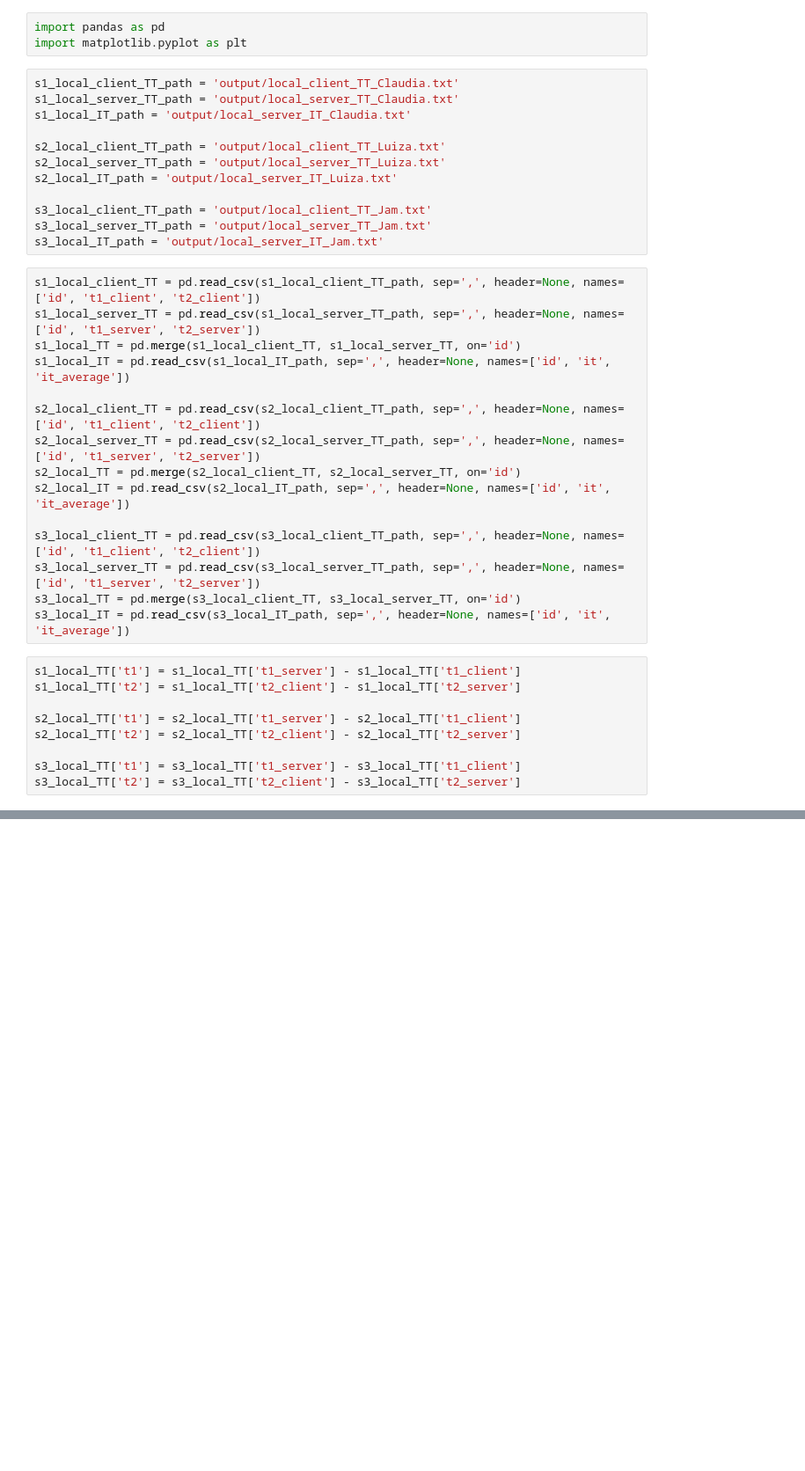
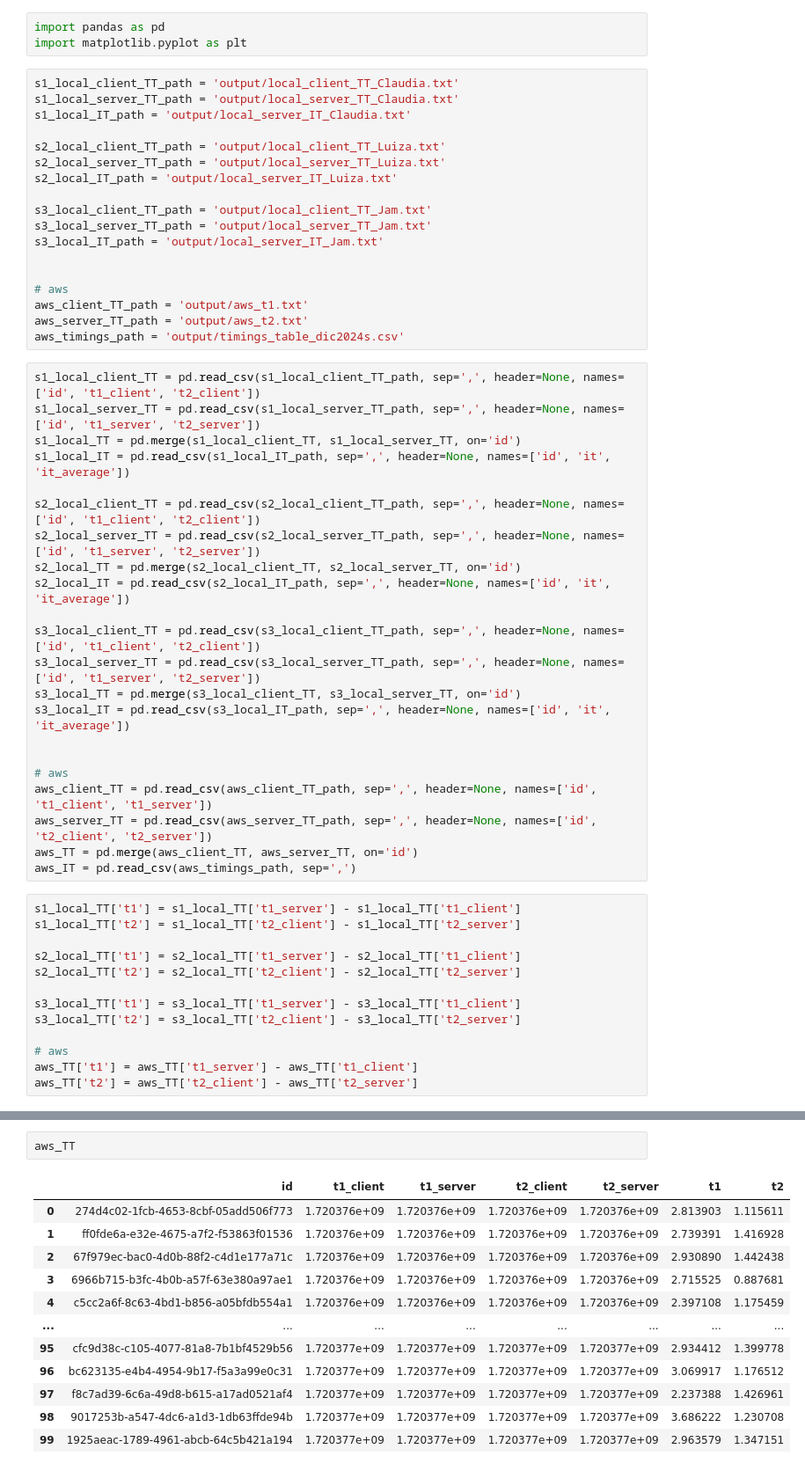
Before and after one commit to CorpaciLC/Data-Intensive-Computing-2024S, a Jupyter notebook: Exercise 3/timeEval.ipynb, the cells around one changed output, grey strips where cells are left out. Shown: that part at 88% size. Saved outputs shown, nothing was run; the diff lists cells and outputs as text; blank space fills up the shorter version.

```diff
--- a/Exercise 3/timeEval.ipynb
+++ b/Exercise 3/timeEval.ipynb
@@ -13,6 +13,12 @@ s2_local_IT_path = 'output/local_server_IT_Luiza.txt'
 s3_local_client_TT_path = 'output/local_client_TT_Jam.txt'
 s3_local_server_TT_path = 'output/local_server_TT_Jam.txt'
 s3_local_IT_path = 'output/local_server_IT_Jam.txt'
+
+
+# aws
+aws_client_TT_path = 'output/aws_t1.txt'
+aws_server_TT_path = 'output/aws_t2.txt'
+aws_timings_path = 'output/timings_table_dic2024s.csv'
 # %%
 s1_local_client_TT = pd.read_csv(s1_local_client_TT_path, sep=',', header=None, names=['id', 't1_client', 't2_client'])
 s1_local_server_TT = pd.read_csv(s1_local_server_TT_path, sep=',', header=None, names=['id', 't1_server', 't2_server'])
@@ -28,6 +34,13 @@ s3_local_client_TT = pd.read_csv(s3_local_client_TT_path, sep=',', header=None,
 s3_local_server_TT = pd.read_csv(s3_local_server_TT_path, sep=',', header=None, names=['id', 't1_server', 't2_server'])
 s3_local_TT = pd.merge(s3_local_client_TT, s3_local_server_TT, on='id')
 s3_local_IT = pd.read_csv(s3_local_IT_path, sep=',', header=None, names=['id', 'it', 'it_average'])
+
+
+# aws
+aws_client_TT = pd.read_csv(aws_client_TT_path, sep=',', header=None, names=['id', 't1_client', 't1_server'])
+aws_server_TT = pd.read_csv(aws_server_TT_path, sep=',', header=None, names=['id', 't2_client', 't2_server'])
+aws_TT = pd.merge(aws_client_TT, aws_server_TT, on='id')
+aws_IT = pd.read_csv(aws_timings_path, sep=',')
 # %%
 s1_local_TT['t1'] = s1_local_TT['t1_server'] - s1_local_TT['t1_client']
 s1_local_TT['t2'] = s1_local_TT['t2_client'] - s1_local_TT['t2_server']
@@ -37,6 +50,10 @@ s2_local_TT['t2'] = s2_local_TT['t2_client'] - s2_local_TT['t2_server']
 
 s3_local_TT['t1'] = s3_local_TT['t1_server'] - s3_local_TT['t1_client']
 s3_local_TT['t2'] = s3_local_TT['t2_client'] - s3_local_TT['t2_server']
+
+# aws
+aws_TT['t1'] = aws_TT['t1_server'] - aws_TT['t1_client']
+aws_TT['t2'] = aws_TT['t2_client'] - aws_TT['t2_server']
 # %%
 plt.figure(figsize=(21, 6))
 plt.suptitle("Local Execution: Experiment Times")
@@ -68,0 +86,15 @@ plt.show()
+# %%
+aws_TT
+# %% [output]
+|  | id | t1_client | t1_server | t2_client | t2_server | t1 | t2 |
+| 0 | 274d4c02-1fcb-4653-8cbf-05add506f773 | 1.720376e+09 | 1.720376e+09 | 1.720376e+09 | 1.720376e+09 | 2.813903 | 1.115611 |
+| 1 | ff0fde6a-e32e-4675-a7f2-f53863f01536 | 1.720376e+09 | 1.720376e+09 | 1.720376e+09 | 1.720376e+09 | 2.739391 | 1.416928 |
+| 2 | 67f979ec-bac0-4d0b-88f2-c4d1e177a71c | 1.720376e+09 | 1.720376e+09 | 1.720376e+09 | 1.720376e+09 | 2.930890 | 1.442438 |
+| 3 | 6966b715-b3fc-4b0b-a57f-63e380a97ae1 | 1.720376e+09 | 1.720376e+09 | 1.720376e+09 | 1.720376e+09 | 2.715525 | 0.887681 |
+| 4 | c5cc2a6f-8c63-4bd1-b856-a05bfdb554a1 | 1.720376e+09 | 1.720376e+09 | 1.720376e+09 | 1.720376e+09 | 2.397108 | 1.175459 |
+| ... | ... | ... | ... | ... | ... | ... | ... |
+| 95 | cfc9d38c-c105-4077-81a8-7b1bf4529b56 | 1.720377e+09 | 1.720377e+09 | 1.720377e+09 | 1.720377e+09 | 2.934412 | 1.399778 |
+| 96 | bc623135-e4b4-4954-9b17-f5a3a99e0c31 | 1.720377e+09 | 1.720377e+09 | 1.720377e+09 | 1.720377e+09 | 3.069917 | 1.176512 |
+| 97 | f8c7ad39-6c6a-49d8-b615-a17ad0521af4 | 1.720377e+09 | 1.720377e+09 | 1.720377e+09 | 1.720377e+09 | 2.237388 | 1.426961 |
+| 98 | 9017253b-a547-4dc6-a1d3-1db63ffde94b | 1.720377e+09 | 1.720377e+09 | 1.720377e+09 | 1.720377e+09 | 3.686222 | 1.230708 |
+| 99 | 1925aeac-1789-4961-abcb-64c5b421a194 | 1.720377e+09 | 1.720377e+09 | 1.720377e+09 | 1.720377e+09 | 2.963579 | 1.347151 |
```
Also changed, not shown: parts of 3 cells of this notebook.
